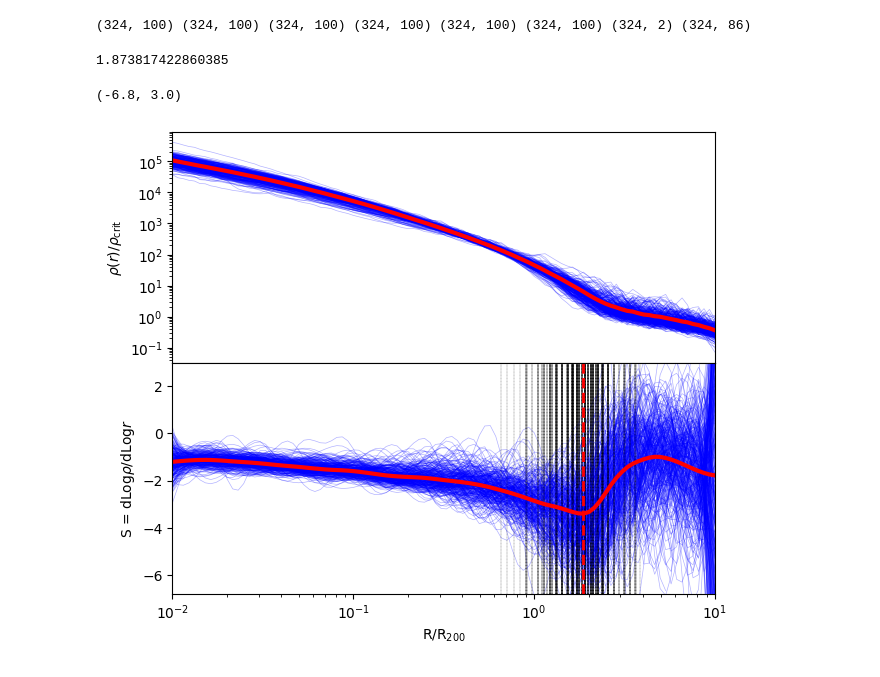
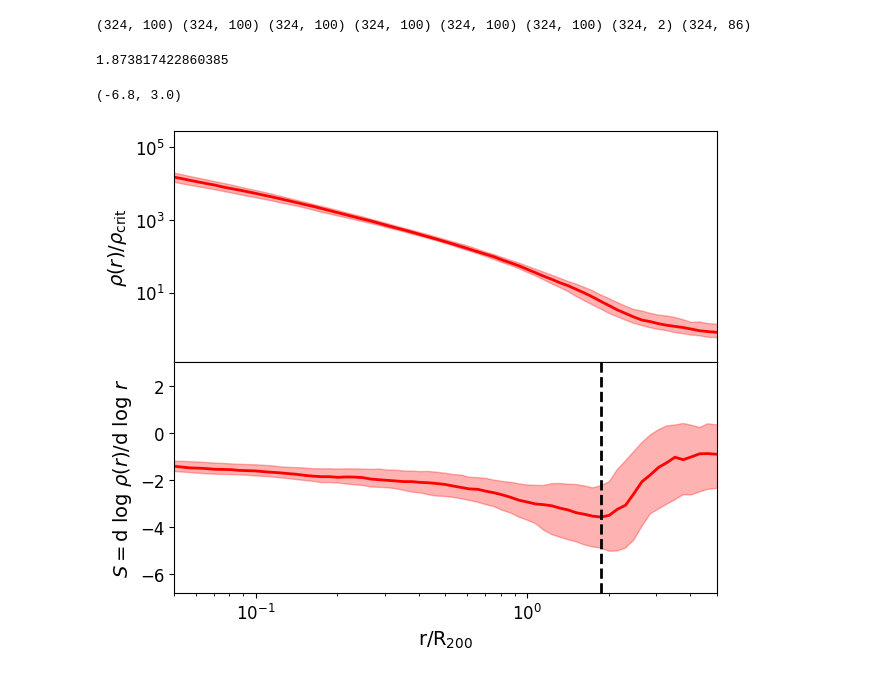
Before and after one commit to ZhangMing-1995/AnalysisTools, a Jupyter notebook: Shock_Radius/TheThreeHundred_plot.ipynb, the cells around one changed output. Saved outputs shown, nothing was run; the diff lists cells and outputs as text; code cells hidden in the pictures.

```diff
--- a/Shock_Radius/TheThreeHundred_plot.ipynb
+++ b/Shock_Radius/TheThreeHundred_plot.ipynb
@@ -44,64 +45,92 @@ ax2 = fig.add_subplot(2, 1, 2)
 
 for i in range(DM_density.shape[0]):
 # for i in range(10):
-    ax1.plot(log_bins, DM_density[i]/rhonorm, color='blue',linewidth=0.5, alpha=0.3)
+    # ax1.plot(log_bins, DM_density[i]/rhonorm, color='blue',linewidth=0.5, alpha=0.3)
     smoothed_density = savgol_filter(DM_density[i], window_length=15, polyorder=4, deriv=0, delta=0.1)
     log_D = np.log(smoothed_density)
     log_r = np.log(log_bins)
     d_log_D = np.gradient(log_D, log_r)
     # ax2.plot(log_bins, d_log_D, color='blue', linestyle='-', linewidth=2.0)
     smoothed_d_log_D = savgol_filter(d_log_D, window_length=15, polyorder=4, deriv=0, delta=0.01)
-    ax2.plot(log_bins, smoothed_d_log_D, color='blue', linestyle='-', linewidth=0.5, alpha=0.3) # colors[i % len(colors)]
+    # ax2.plot(log_bins, smoothed_d_log_D, color='blue', linestyle='-', linewidth=0.5, alpha=0.3) # colors[i % len(colors)]
 
     restricted_indices = np.where((log_bins >= 0.5) & (log_bins <= 4))[0]
     rr = log_bins[restricted_indices]
     smoothed_d_log_D_restricted = smoothed_d_log_D[restricted_indices]
 
     r_splash_index = np.argmin(smoothed_d_log_D_restricted)
     r_splash = rr[r_splash_index]
 
     interp_func = interp1d(log_bins, smoothed_d_log_D, kind='cubic')
     log_bins_dense = np.linspace(r_splash-0.1, r_splash+0.1, 1000)
     smoothed_d_log_D_dense = interp_func(log_bins_dense)
     max_index = np.argmax(smoothed_d_log_D_dense)
     r_splash = log_bins_dense[max_index]
 
     Rsp.append(r_splash)
-    ax2.axvline(x=r_splash, color='black', linestyle='--', linewidth=0.2)
+    # ax2.axvline(x=r_splash, color='black', linestyle='--', linewidth=0.2)
 
-mean_DM_density = np.mean(DM_density, axis=0)
-ax1.plot(log_bins, mean_DM_density/rhonorm, color='red', linewidth=3.0, alpha=1)
+# mean_DM_density = np.mean(DM_density, axis=0)
+# ax1.plot(log_bins, mean_DM_density/rhonorm, color='red', linewidth=3.0, alpha=1)
 
-smoothed_density = savgol_filter(mean_DM_density, window_length=15, polyorder=4, deriv=0, delta=0.1)
-log_D = np.log(smoothed_density)
-log_r = np.log(log_bins)
-d_log_D = np.gradient(log_D, log_r)
-smoothed_d_log_D = savgol_filter(d_log_D, window_length=15, polyorder=4, deriv=0, delta=0.01)
-ax2.plot(log_bins, smoothed_d_log_D, color='r', linestyle='-', linewidth=3.0) # colors[i % len(colors)]
+median_DM_density = np.median(DM_density, axis=0)
+percentile16_DM_density = np.percentile(DM_density, 16, axis=0)
+percentile84_DM_density = np.percentile(DM_density, 84, axis=0)
+
+ax1.plot(log_bins, median_DM_density / rhonorm, color='red', linewidth=2.0, alpha=1)
+ax1.fill_between(log_bins, percentile16_DM_density / rhonorm, percentile84_DM_density / rhonorm, color='red', alpha=0.3)
+
+d_log_D_all = []
+for density in DM_density:
+    smoothed_density = savgol_filter(density, window_length=15, polyorder=4, deriv=0, delta=0.1)
+    log_D = np.log(smoothed_density)
+    d_log_D = np.gradient(log_D, log_r)
+    smoothed_d_log_D = savgol_filter(d_log_D, window_length=15, polyorder=4, deriv=0, delta=0.01)
+    d_log_D_all.append(smoothed_d_log_D)
+
+d_log_D_all = np.array(d_log_D_all)
+median_d_log_D = np.median(d_log_D_all, axis=0)
+percentile16_d_log_D = np.percentile(d_log_D_all, 16, axis=0)
+percentile84_d_log_D = np.percentile(d_log_D_all, 84, axis=0)
+
+ax2.plot(log_bins, median_d_log_D, color='red', linestyle='-', linewidth=2.0)
+ax2.fill_between(log_bins, percentile16_d_log_D, percentile84_d_log_D, color='red', alpha=0.3)
+
+# smoothed_density = savgol_filter(mean_DM_density, window_length=15, polyorder=4, deriv=0, delta=0.1)
+# log_D = np.log(smoothed_density)
+# log_r = np.log(log_bins)
+# d_log_D = np.gradient(log_D, log_r)
+# smoothed_d_log_D = savgol_filter(d_log_D, window_length=15, polyorder=4, deriv=0, delta=0.01)
+# ax2.plot(log_bins, smoothed_d_log_D, color='r', linestyle='-', linewidth=3.0) # colors[i % len(colors)]
+
 restricted_indices = np.where((log_bins >= 0.5) & (log_bins <= 4))[0]
 rr = log_bins[restricted_indices]
-smoothed_d_log_D_restricted = smoothed_d_log_D[restricted_indices]
+smoothed_d_log_D_restricted = median_d_log_D[restricted_indices]
 r_splash_index = np.argmin(smoothed_d_log_D_restricted)
-r_splash = rr[r_splash_index]
-ax2.axvline(x=r_splash, color='r', linestyle='--', linewidth=2.0)
-print(r_splash)
+r_splash1 = rr[r_splash_index]
+ax2.axvline(x=r_splash1, color='black', linestyle='--', linewidth=2.0)
+print(r_splash1)
 
-ax1.set_ylabel(r'$\rho(r)/\rho_{\rm crit}$') #{\rm Log}_{10}
+ax1.set_ylabel(r'$\rho(r)/\rho_{\rm crit}$', fontsize=14) #{\rm Log}_{10}
 ax1.set_xscale('log')
 ax1.set_yscale('log')
-ax1.set_xlim(0.01,10)
+ax1.set_xlim(0.05,5)
 ax1.get_xaxis().set_visible(False)
+ax1.tick_params(axis='both', which='major', labelsize=12)
 
+ax2.tick_params(axis='both', which='major', labelsize=12)
 ax2.set_xscale('log')
 # ax2.set_yscale('log')
-ax2.set_xlabel(r'${\rm R/R}_{200}$')
-ax2.set_ylabel(r'S = ${\rm d Log} \rho / {\rm d Log} r$')
-ax2.set_xlim(0.01,10)
+ax2.set_xlabel(r'${\rm r/R}_{200}$', fontsize=14)
+ax2.set_ylabel(r'$S = {\rm d~log}~\rho(r) / {\rm d~log}~r$', fontsize=14)
+# ax2.set_ylabel(r'$S$')
+ax2.set_xlim(0.05,5)
 ax2.set_ylim(-6.8,3)
+# plt.savefig("./figures/DM_splashback_radius.png")
 # %% [output]
 1.873817422860385
 (-6.8, 3.0)
-[figure, old version]
+[figure, new version]
 # %%
 M200 = M200_R200[:,0]
 R200 = M200_R200[:,1]
```
Also changed, not shown: parts of 13 cells of this notebook.
